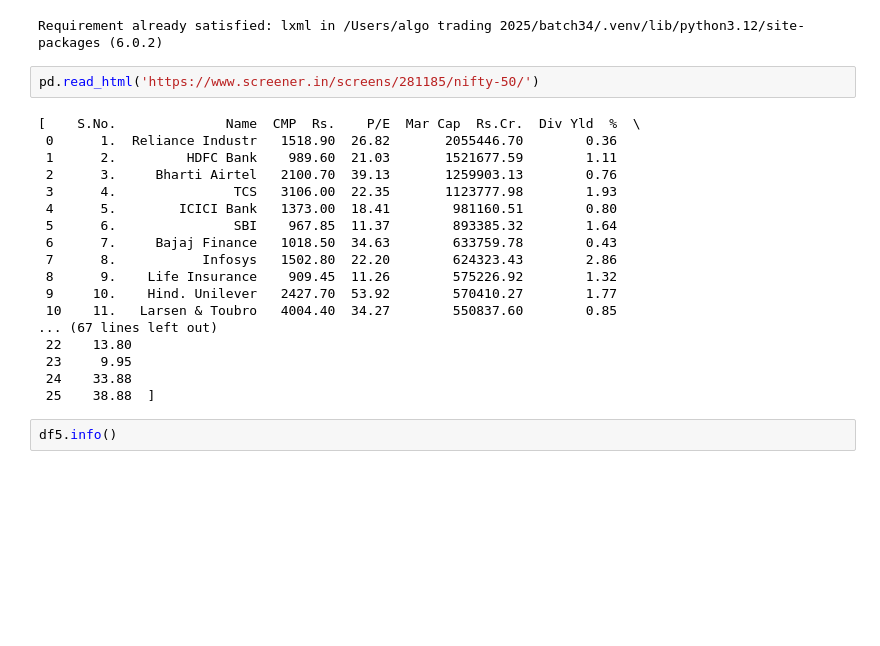
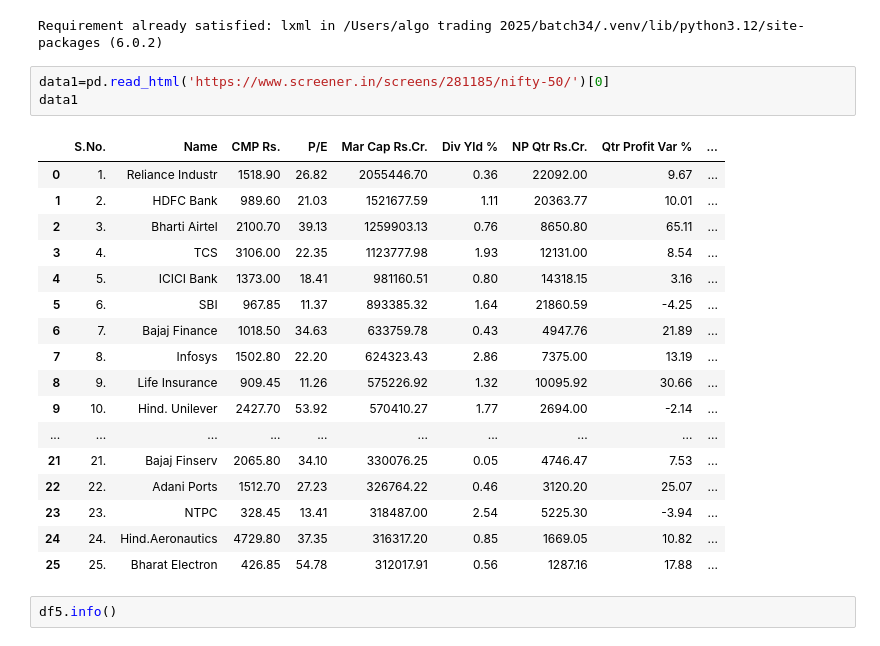
Before and after one commit to sunilsala88/batch34, a Jupyter notebook: 11_data analysis/pandas1.ipynb, the cells around one changed output. Drawn from its saved outputs; the diff is of its cells as text; blank space fills up the shorter version.

```diff
--- a/11_data analysis/pandas1.ipynb
+++ b/11_data analysis/pandas1.ipynb
@@ -83,25 +83,26 @@ df6
 # %% [output]
 Requirement already satisfied: lxml in /Users/algo trading 2025/batch34/.venv/lib/python3.12/site-packages (6.0.2)
 # %%
-pd.read_html('https://www.screener.in/screens/281185/nifty-50/')
+data1=pd.read_html('https://www.screener.in/screens/281185/nifty-50/')[0]
+data1
 # %% [output]
-[    S.No.              Name  CMP  Rs.    P/E  Mar Cap  Rs.Cr.  Div Yld  %  \
- 0      1.  Reliance Industr   1518.90  26.82       2055446.70        0.36
- 1      2.         HDFC Bank    989.60  21.03       1521677.59        1.11
- 2      3.     Bharti Airtel   2100.70  39.13       1259903.13        0.76
- 3      4.               TCS   3106.00  22.35       1123777.98        1.93
- 4      5.        ICICI Bank   1373.00  18.41        981160.51        0.80
- 5      6.               SBI    967.85  11.37        893385.32        1.64
- 6      7.     Bajaj Finance   1018.50  34.63        633759.78        0.43
- 7      8.           Infosys   1502.80  22.20        624323.43        2.86
- 8      9.    Life Insurance    909.45  11.26        575226.92        1.32
- 9     10.    Hind. Unilever   2427.70  53.92        570410.27        1.77
- 10    11.   Larsen & Toubro   4004.40  34.27        550837.60        0.85
-... (67 lines left out)
- 22    13.80
- 23     9.95
- 24    33.88
- 25    38.88  ]
+|  | S.No. | Name | CMP Rs. | P/E | Mar Cap Rs.Cr. | Div Yld % | NP Qtr Rs.Cr. | Qtr Profit Var % | ... |
+| 0 | 1. | Reliance Industr | 1518.90 | 26.82 | 2055446.70 | 0.36 | 22092.00 | 9.67 | ... |
+| 1 | 2. | HDFC Bank | 989.60 | 21.03 | 1521677.59 | 1.11 | 20363.77 | 10.01 | ... |
+| 2 | 3. | Bharti Airtel | 2100.70 | 39.13 | 1259903.13 | 0.76 | 8650.80 | 65.11 | ... |
+| 3 | 4. | TCS | 3106.00 | 22.35 | 1123777.98 | 1.93 | 12131.00 | 8.54 | ... |
+| 4 | 5. | ICICI Bank | 1373.00 | 18.41 | 981160.51 | 0.80 | 14318.15 | 3.16 | ... |
+| 5 | 6. | SBI | 967.85 | 11.37 | 893385.32 | 1.64 | 21860.59 | -4.25 | ... |
+| 6 | 7. | Bajaj Finance | 1018.50 | 34.63 | 633759.78 | 0.43 | 4947.76 | 21.89 | ... |
+| 7 | 8. | Infosys | 1502.80 | 22.20 | 624323.43 | 2.86 | 7375.00 | 13.19 | ... |
+| 8 | 9. | Life Insurance | 909.45 | 11.26 | 575226.92 | 1.32 | 10095.92 | 30.66 | ... |
+| 9 | 10. | Hind. Unilever | 2427.70 | 53.92 | 570410.27 | 1.77 | 2694.00 | -2.14 | ... |
+| ... | ... | ... | ... | ... | ... | ... | ... | ... | ... |
+| 21 | 21. | Bajaj Finserv | 2065.80 | 34.10 | 330076.25 | 0.05 | 4746.47 | 7.53 | ... |
+| 22 | 22. | Adani Ports | 1512.70 | 27.23 | 326764.22 | 0.46 | 3120.20 | 25.07 | ... |
+| 23 | 23. | NTPC | 328.45 | 13.41 | 318487.00 | 2.54 | 5225.30 | -3.94 | ... |
+| 24 | 24. | Hind.Aeronautics | 4729.80 | 37.35 | 316317.20 | 0.85 | 1669.05 | 10.82 | ... |
+| 25 | 25. | Bharat Electron | 426.85 | 54.78 | 312017.91 | 0.56 | 1287.16 | 17.88 | ... |
 # %%
 df5.info()
 # %% [output]
```
Also changed, not shown: 1 other file.
